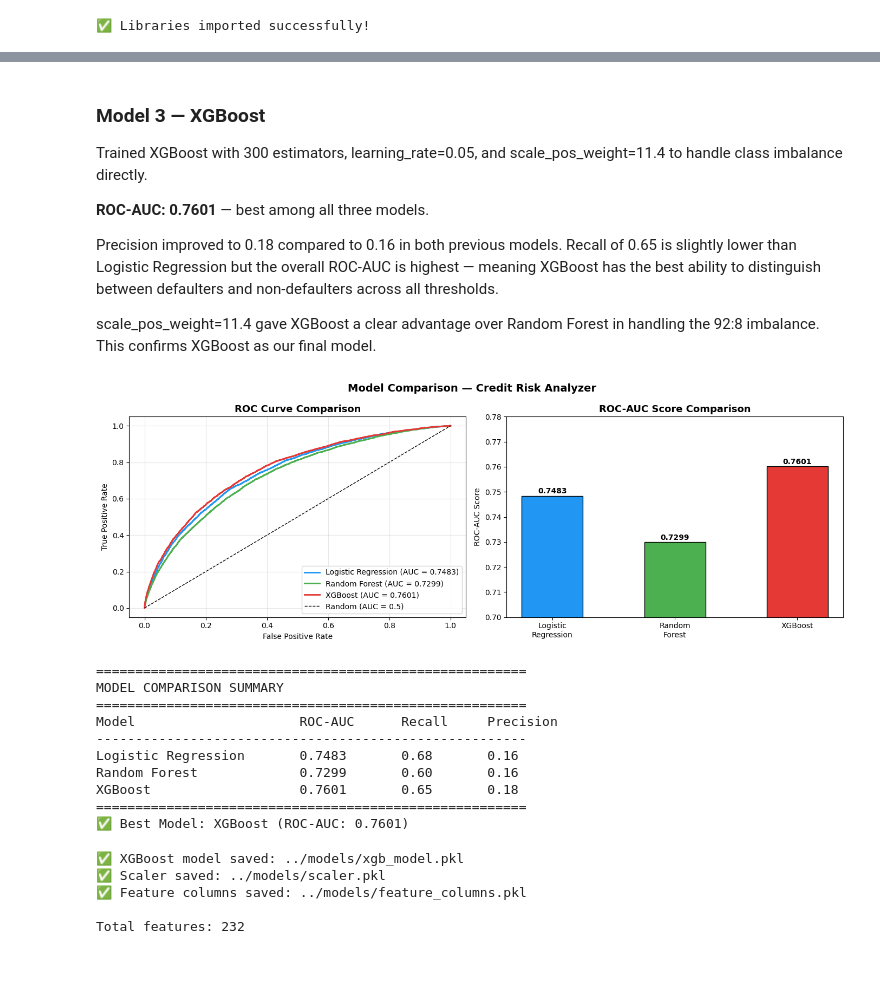
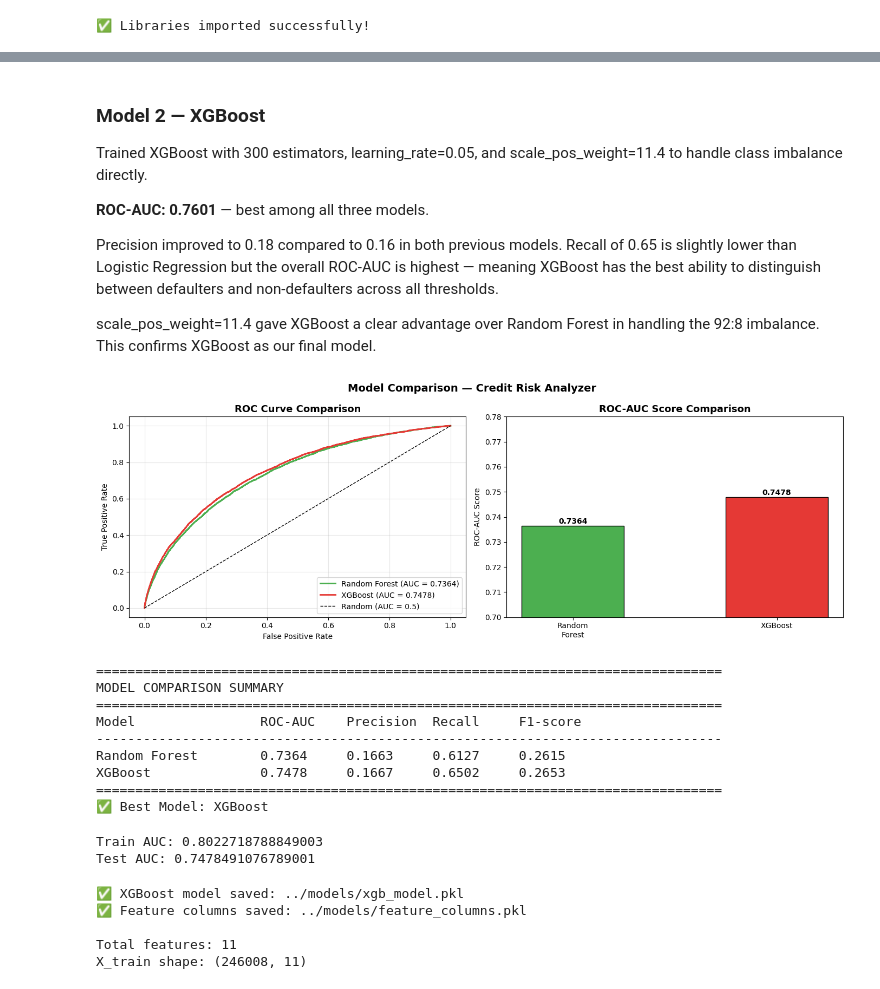
Before and after one commit to code-with-shriyut/credit-risk-analyzer, a Jupyter notebook: notebooks/03_ml_model.ipynb, the cells around one changed output, grey strips where cells are left out. Saved outputs shown, nothing was run; the diff lists cells and outputs as text; code cells hidden in the pictures.

```diff
--- a/notebooks/03_ml_model.ipynb
+++ b/notebooks/03_ml_model.ipynb
@@ -265,5 +195,5 @@ weighted avg       0.90      0.72      0.79     61503
 # %% [markdown]
-### Model 3 — XGBoost
+### Model 2 — XGBoost
 
 Trained XGBoost with 300 estimators, learning_rate=0.05, and
 scale_pos_weight=11.4 to handle class imbalance directly.
@@ -284,12 +214,11 @@ fig, axes = plt.subplots(1, 2, figsize=(14, 5))
 
 # ── ROC Curves ──
 models = {
-    'Logistic Regression': (lr_pred_proba, 0.7483),
-    'Random Forest': (rf_pred_proba, 0.7299),
-    'XGBoost': (xgb_pred_proba, 0.7601)
+    'Random Forest': (rf_pred_proba, rf_auc),
+    'XGBoost': (xgb_pred_proba, xgb_auc)
 }
 
-colors = ['#2196F3', '#4CAF50', '#E53935']
+colors = ['#4CAF50', '#E53935']
 
 for (name, (proba, auc)), color in zip(models.items(), colors):
     fpr, tpr, _ = roc_curve(y_test, proba)
@@ -298,56 +227,67 @@ for (name, (proba, auc)), color in zip(models.items(), colors):
 
 axes[0].plot([0,1], [0,1], 'k--', lw=1, label='Random (AUC = 0.5)')
 axes[0].set_title('ROC Curve Comparison', fontsize=13, fontweight='bold')
 axes[0].set_xlabel('False Positive Rate')
 axes[0].set_ylabel('True Positive Rate')
 axes[0].legend(loc='lower right')
 axes[0].grid(True, alpha=0.3)
 
 # ── Bar Chart — ROC-AUC Scores ──
-model_names = ['Logistic\nRegression', 'Random\nForest', 'XGBoost']
-auc_scores = [0.7483, 0.7299, 0.7601]
-bar_colors = ['#2196F3', '#4CAF50', '#E53935']
+model_names = ['Random\nForest', 'XGBoost']
+auc_scores = [rf_auc, xgb_auc]
+bar_colors = ['#4CAF50', '#E53935']
 
 bars = axes[1].bar(model_names, auc_scores, color=bar_colors,
                     edgecolor='black', width=0.5)
 axes[1].set_title('ROC-AUC Score Comparison', fontsize=13, fontweight='bold')
 axes[1].set_ylabel('ROC-AUC Score')
 axes[1].set_ylim(0.70, 0.78)
 
 # Add value labels on bars
 for bar, score in zip(bars, auc_scores):
     axes[1].text(bar.get_x() + bar.get_width()/2,
                  bar.get_height() + 0.001,
                  f'{score:.4f}', ha='center', fontweight='bold')
 
 plt.suptitle('Model Comparison — Credit Risk Analyzer',
              fontsize=14, fontweight='bold')
 plt.tight_layout()
 plt.show()
 
 # ── Summary Table ──
-print("\n" + "="*55)
+print("\n" + "="*80)
 print("MODEL COMPARISON SUMMARY")
-print("="*55)
-print(f"{'Model':<25} {'ROC-AUC':<12} {'Recall':<10} {'Precision'}")
-print("-"*55)
-print(f"{'Logistic Regression':<25} {'0.7483':<12} {'0.68':<10} {'0.16'}")
-print(f"{'Random Forest':<25} {'0.7299':<12} {'0.60':<10} {'0.16'}")
-print(f"{'XGBoost':<25} {'0.7601':<12} {'0.65':<10} {'0.18'}")
-print("="*55)
-print("✅ Best Model: XGBoost (ROC-AUC: 0.7601)")
+print("="*80)
+
+print(f"{'Model':<20} {'ROC-AUC':<10} {'Precision':<10} {'Recall':<10} {'F1-score'}")
+print("-"*80)
+
+print(f"{'Random Forest':<20} {rf_auc:.4f}     {rf_precision:.4f}     {rf_recall:.4f}     {rf_f1:.4f}")
+print(f"{'XGBoost':<20} {xgb_auc:.4f}     {xgb_precision:.4f}     {xgb_recall:.4f}     {xgb_f1:.4f}")
+
+print("="*80)
+print("✅ Best Model: XGBoost")
 # %% [output]
-[figure, old version]
+[figure, new version]
-=======================================================
+================================================================================
 MODEL COMPARISON SUMMARY
-=======================================================
-Model                     ROC-AUC      Recall     Precision
--------------------------------------------------------
-Logistic Regression       0.7483       0.68       0.16
-Random Forest             0.7299       0.60       0.16
-XGBoost                   0.7601       0.65       0.18
-=======================================================
-✅ Best Model: XGBoost (ROC-AUC: 0.7601)
+================================================================================
+Model                ROC-AUC    Precision  Recall     F1-score
+--------------------------------------------------------------------------------
+Random Forest        0.7364     0.1663     0.6127     0.2615
+XGBoost              0.7478     0.1667     0.6502     0.2653
+================================================================================
+✅ Best Model: XGBoost
+# %%
+# Check for overfitting by comparing train and test AUC
+train_pred = xgb_model.predict_proba(X_train)[:,1]
+train_auc = roc_auc_score(y_train, train_pred)
+
+print("Train AUC:", train_auc)
+print("Test AUC:", xgb_auc)
+# %% [output]
+Train AUC: 0.8022718788849003
+Test AUC: 0.7478491076789001
 # %%
 # Save the best model (XGBoost) and scaler for FastAPI deployment
 # joblib is more efficient than pickle for large numpy arrays
@@ -359,21 +299,18 @@ os.makedirs(models_dir, exist_ok=True)
 # Save XGBoost model
 joblib.dump(xgb_model, f'{models_dir}/xgb_model.pkl')
 
-# Save scaler — needed for Logistic Regression in FastAPI
-# Even though XGBoost doesn't need scaling, we save it for future use
-joblib.dump(scaler, f'{models_dir}/scaler.pkl')
 
 # Save feature column names — important for FastAPI input validation
-feature_columns = X_train.columns.tolist()
+feature_columns = selected_features
 joblib.dump(feature_columns, f'{models_dir}/feature_columns.pkl')
 
 print(f"✅ XGBoost model saved: {models_dir}/xgb_model.pkl")
-print(f"✅ Scaler saved: {models_dir}/scaler.pkl")
 print(f"✅ Feature columns saved: {models_dir}/feature_columns.pkl")
 print(f"\nTotal features: {len(feature_columns)}")
+print("X_train shape:", X_train.shape)
 # %% [output]
 ✅ XGBoost model saved: ../models/xgb_model.pkl
-✅ Scaler saved: ../models/scaler.pkl
 ✅ Feature columns saved: ../models/feature_columns.pkl
 
-Total features: 232
+Total features: 11
+X_train shape: (246008, 11)
```
Also changed, not shown: parts of 8 cells of this notebook, 6 other files.
